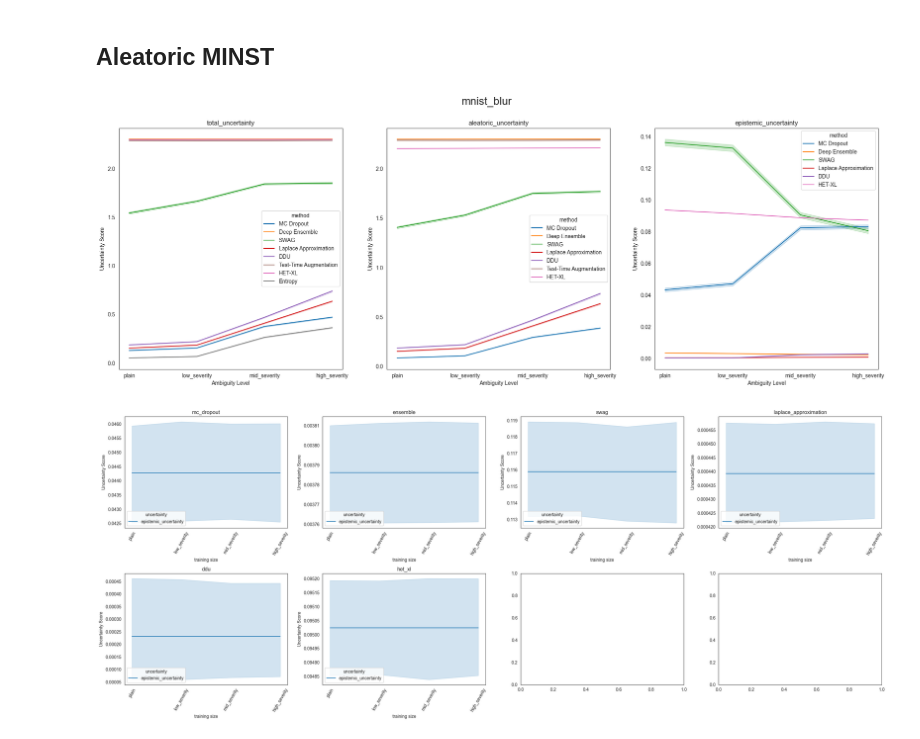
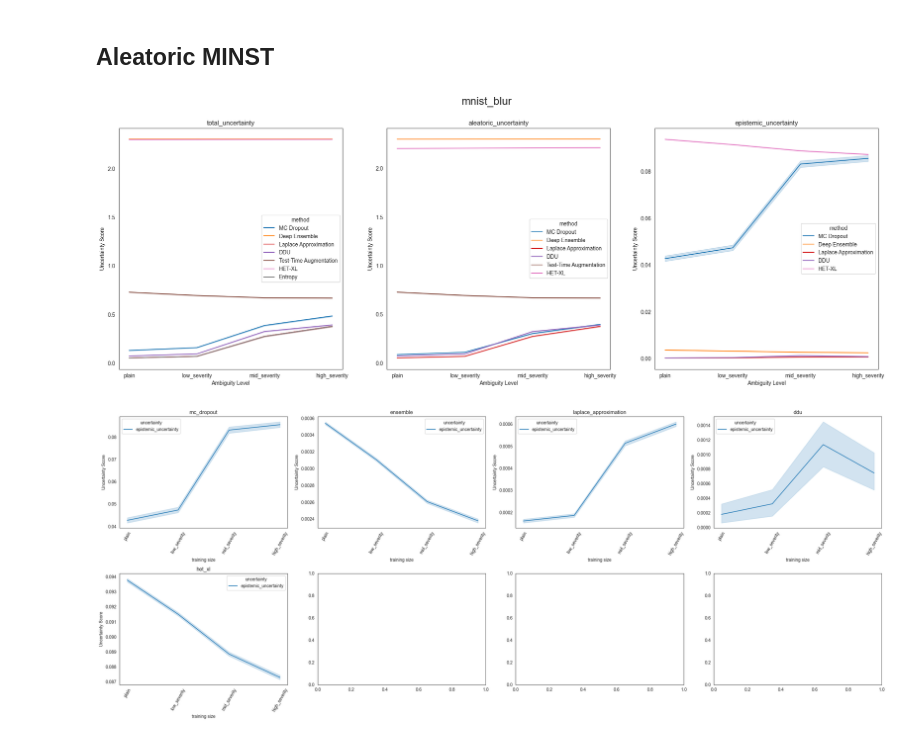
Before and after one commit to sterlie/uncertainty-benchmark, a Jupyter notebook: src/notebook.ipynb, the cells around one changed output. Cells and saved outputs as stored; diff of their text form; code cells hidden in the pictures.

Commit message:
fix bug in swag fix buf in efficientnet

```diff
--- a/src/notebook.ipynb
+++ b/src/notebook.ipynb
@@ -10,10 +10,22 @@ from packaging.tags import platform_tags
 from sklearn.metrics import roc_auc_score
 from utils.visualization import *
 import pickle
+import io
 from glob import glob
 import seaborn as sns
 from pathlib import Path
 import os
+
+class _CPUUnpickler(pickle.Unpickler):
+    """Unpickler that remaps CUDA tensors to CPU."""
+    def find_class(self, module, name):
+        if module == 'torch.storage' and name == '_load_from_bytes':
+            return lambda b: torch.load(io.BytesIO(b), map_location='cpu', weights_only=False)
+        return super().find_class(module, name)
+
+def load_pkl(path):
+    with open(path, 'rb') as f:
+        return _CPUUnpickler(f).load()
 # %%
 root = RESULTS_DIR = Path.cwd().parent / 'results'
 experiment = 'mnist_blur'
@@ -47,9 +61,9 @@ legened_map = {
     'entropy': 'Entropy',
 }
 methods = {
-    'epistemic_uncertainty': ["mc_dropout", "ensemble", "swag", "laplace_approximation", "ddu", "het_xl"],
-    'aleatoric_uncertainty':["mc_dropout", "ensemble", "swag", "laplace_approximation", "ddu", "TTA", "het_xl"],
-    'total_uncertainty': ["mc_dropout", "ensemble", "swag", "laplace_approximation", "ddu", "TTA", "het_xl", "entropy"]
+    'epistemic_uncertainty': ["mc_dropout", "ensemble", "laplace_approximation", "ddu", "het_xl"],
+    'aleatoric_uncertainty':["mc_dropout", "ensemble", "laplace_approximation", "ddu", "TTA", "het_xl"],
+    'total_uncertainty': ["mc_dropout", "ensemble", "laplace_approximation", "ddu", "TTA", "het_xl", "entropy"]
 }
 
 colors = sns.color_palette("tab10", len(legened_map.values()))
@@ -64,13 +78,12 @@ def plot_uncertainty_line_plot(methods, order, experiment):
         rows = []
         for method in methods[k]:
             for distortion in order:
-                with open(f'{results_dir}/{method}/ood_uncertainty_{distortion}.pkl', 'rb') as f:
-                    data = pickle.load(f)
-                    rows.append({
-                        'Uncertainty Score': data[k].numpy(),
-                        'Ambiguity Level': distortion,
-                        'method': legened_map[method]
-                    })
+                data = load_pkl(f'{results_dir}/{method}/ood_uncertainty_{distortion}.pkl')
+                rows.append({
+                    'Uncertainty Score': data[k].numpy(),
+                    'Ambiguity Level': distortion,
+                    'method': legened_map[method]
+                })
 
         res = pd.DataFrame(rows).explode('Uncertainty Score').reset_index(drop=True)
         sns.lineplot(x="Ambiguity Level", y="Uncertainty Score", data=res, hue='method', ax=ax[i], palette=palette_dict,)
@@ -85,31 +98,31 @@ mnist_blur_plt = plot_uncertainty_line_plot(methods, order_mnist_blur, experimen
 
 mnist_blur_plt.show()
 # %% [output]
-[figure, old version]
+[figure, new version]
 # %%
 order = order_mnist_blur
 fig, ax = plt.subplots(2, 4, figsize=(25, 10))
 
-for i, m in enumerate(methods['epistemic_uncertainty']):
+for i, method in enumerate(methods['epistemic_uncertainty']):
     rows = []
     for distortion in order:
-        data = pickle.load(open(results_dir / m / f'valid_uncertainties.pkl', 'rb'))
+        data = load_pkl(f'{results_dir}/{method}/ood_uncertainty_{distortion}.pkl')
         for u_type in ['epistemic_uncertainty']:
             rows.append({
             'uncertainty': u_type,
             'Uncertainty Score': data[u_type].numpy(),
             'training size': distortion,
             })
         res = pd.DataFrame(rows).explode('Uncertainty Score').reset_index(drop=True)
     sns.lineplot(x="training size", y="Uncertainty Score", data=res, hue='uncertainty', ax=ax[i//4, i%4])
     ax[i//4, i%4].tick_params(axis='x', rotation=60)
-    ax[i//4, i%4].set_title(m)
+    ax[i//4, i%4].set_title(method)
 
 plt.tight_layout()
 plt.savefig(Path.cwd().parent / 'plots' / 'epistemic_trend.pdf')
 plt.show()
 # %% [output]
-[figure, old version]
+[figure, new version]
 # %%
 # plot combined uncertainty for mnist fracture
 order_mnist_fracture = 10
```
Also changed, not shown: parts of 1 cell of this notebook, 2 other files.
